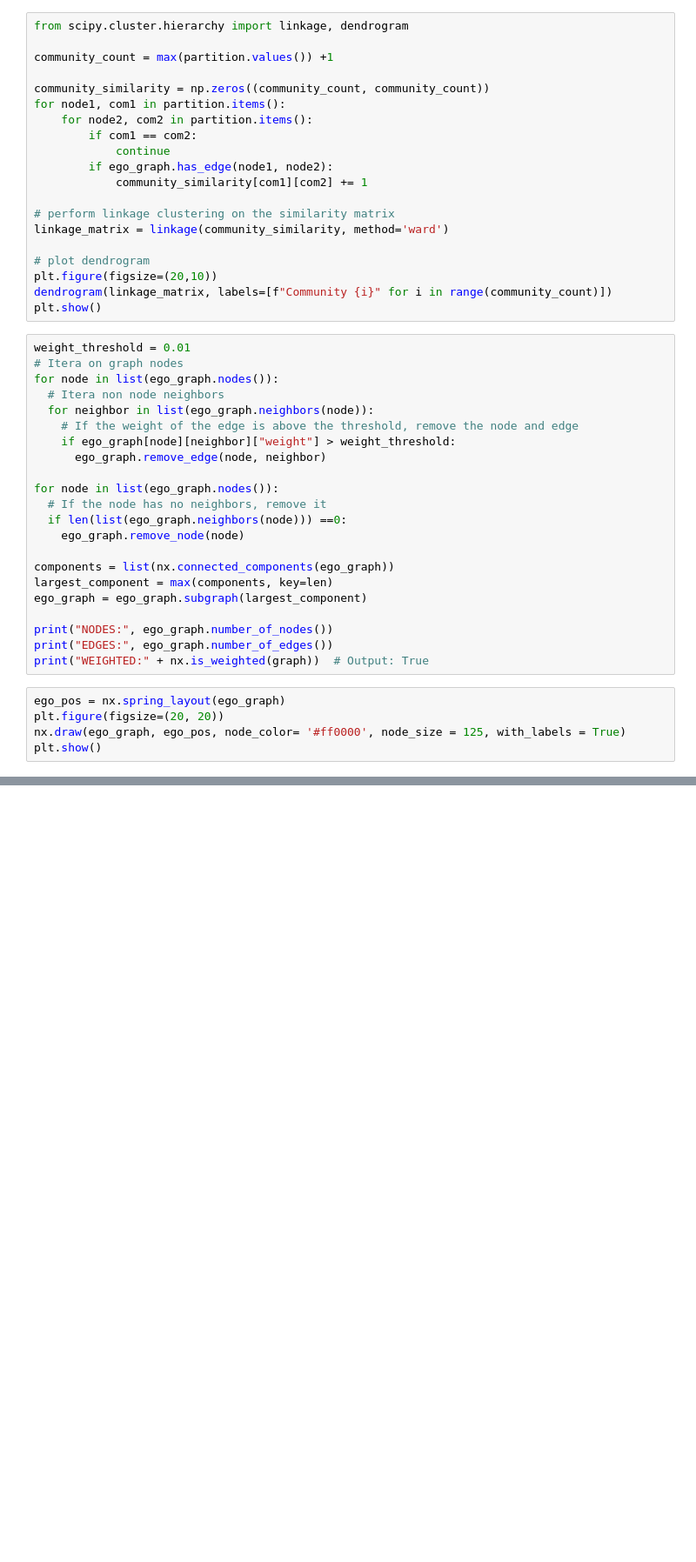
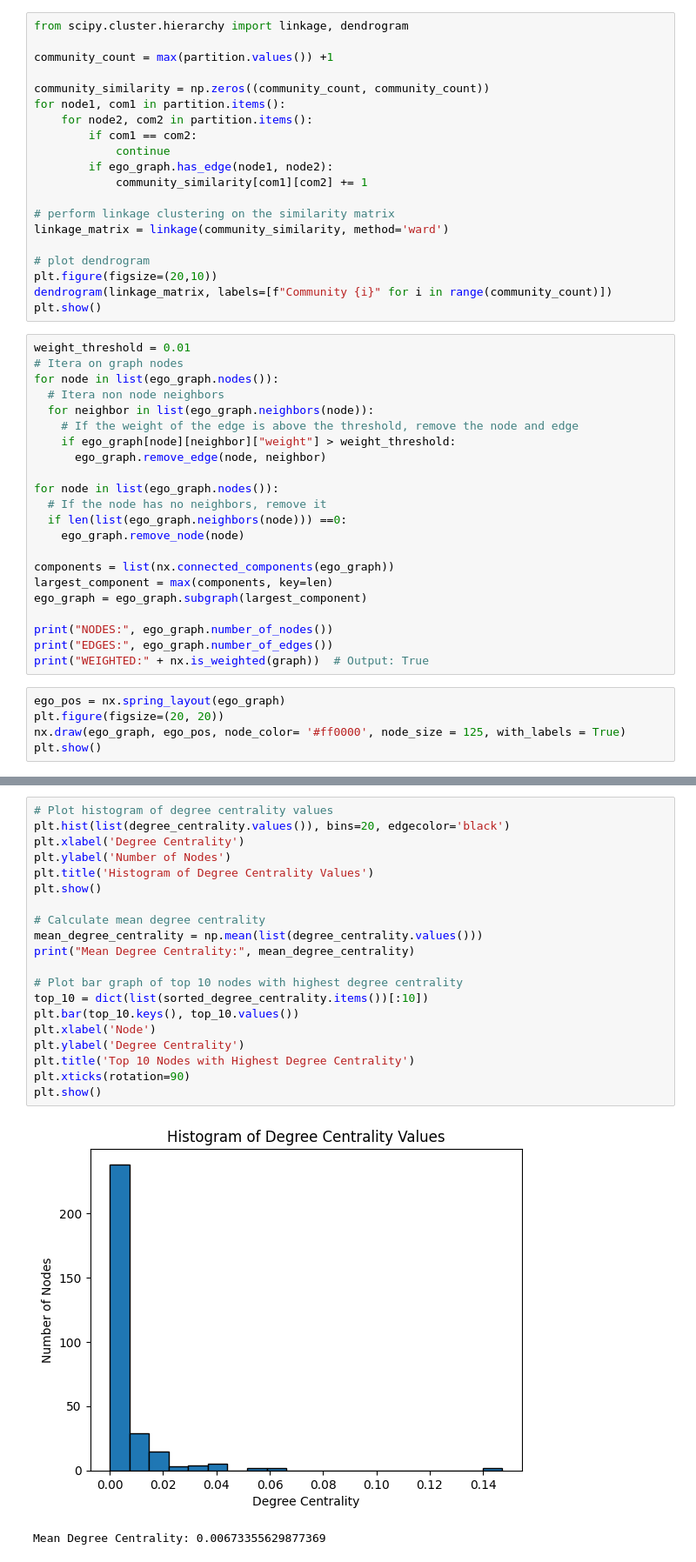
Before and after one commit to FabioCarosi/NetworkX_MarvelComics, a Jupyter notebook: marvel-network.ipynb, the cells around one changed output, grey strips where cells are left out. Shown at 87% size. Cells and saved outputs as stored; diff of their text form; blank space fills up the shorter version.

```diff
--- a/marvel-network.ipynb
+++ b/marvel-network.ipynb
@@ -479,0 +546,23 @@ plt.show()
+# %%
+# Plot histogram of degree centrality values
+plt.hist(list(degree_centrality.values()), bins=20, edgecolor='black')
+plt.xlabel('Degree Centrality')
+plt.ylabel('Number of Nodes')
+plt.title('Histogram of Degree Centrality Values')
+plt.show()
+
+# Calculate mean degree centrality
+mean_degree_centrality = np.mean(list(degree_centrality.values()))
+print("Mean Degree Centrality:", mean_degree_centrality)
+
+# Plot bar graph of top 10 nodes with highest degree centrality
+top_10 = dict(list(sorted_degree_centrality.items())[:10])
+plt.bar(top_10.keys(), top_10.values())
+plt.xlabel('Node')
+plt.ylabel('Degree Centrality')
+plt.title('Top 10 Nodes with Highest Degree Centrality')
+plt.xticks(rotation=90)
+plt.show()
+# %% [output]
+[figure, added]
+Mean Degree Centrality: 0.00673355629877369
```
Also changed, not shown: parts of 14 cells of this notebook, 2 other files.
